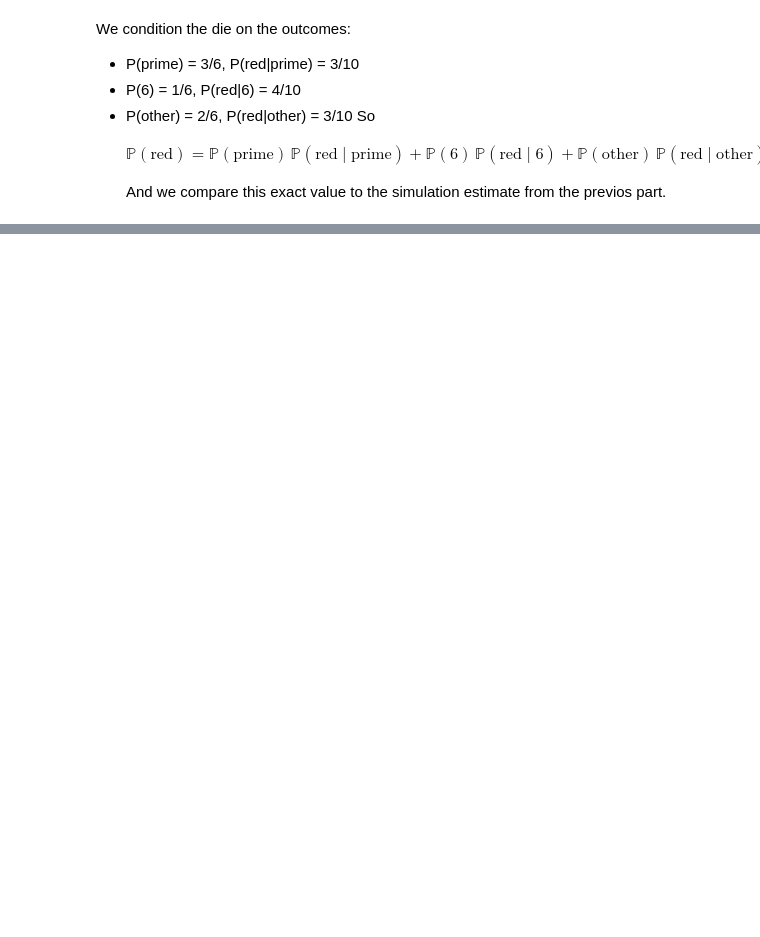
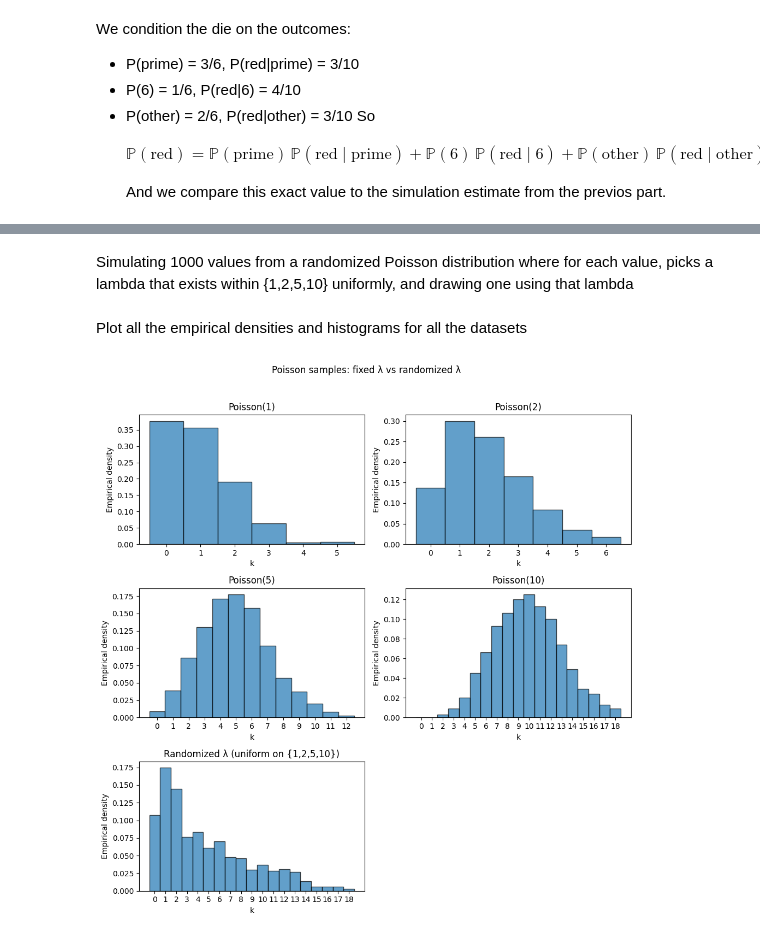
Before and after one commit to DragonLordKing/PMP-2025, a Jupyter notebook: Lab02/Exercises.ipynb, the cells around one changed output, grey strips where cells are left out. Drawn from its saved outputs; the diff is of its cells as text; code cells hidden in the pictures; blank space fills up the shorter version.

```diff
--- a/Lab02/Exercises.ipynb
+++ b/Lab02/Exercises.ipynb
@@ -88,0 +95,6 @@ Absolute error |p_hat - p_theory| = 0.001858
+# %%
+import numpy as np
+import matplotlib.pyplot as plt
+
+N = 1000
+rng = np.random.default_rng(42)
@@ -88,0 +107,42 @@ Absolute error |p_hat - p_theory| = 0.001858
+# %%
+X1 = rng.poisson(lam=1,  size=N)
+X2 = rng.poisson(lam=2,  size=N)
+X3 = rng.poisson(lam=5,  size=N)
+X4 = rng.poisson(lam=10, size=N)
+# %% [markdown]
+Simulating 1000 values from a randomized Poisson distribution where for each value, picks a lambda that exists within {1,2,5,10} uniformly, and drawing one using that lambda
+# %%
+lambdas = np.array([1, 2, 5, 10])
+lam_choices = lambdas[rng.integers(0, len(lambdas), size=N)]
+X_rand = rng.poisson(lam=lam_choices)
+# %% [markdown]
+Plot all the empirical densities and histograms for all the datasets
+# %%
+fig, axes = plt.subplots(3, 2, figsize=(10, 10))
+axes = axes.ravel()
+
+datasets = [
+    ("Poisson(1)",  X1),
+    ("Poisson(2)",  X2),
+    ("Poisson(5)",  X3),
+    ("Poisson(10)", X4),
+    ("Randomized λ (uniform on {1,2,5,10})", X_rand),
+]
+
+for ax, (title, data) in zip(axes, datasets + [(" ", np.array([]))]):
+    if data.size > 0:
+        kmax = int(np.percentile(data, 99.5))
+        bins = np.arange(0, kmax + 2) - 0.5
+        ax.hist(data, bins=bins, density=True, edgecolor="black", alpha=0.7)
+        ax.set_title(title)
+        ax.set_xlabel("k")
+        ax.set_ylabel("Empirical density")
+        ax.set_xticks(np.arange(0, kmax + 1))
+    else:
+        ax.axis("off")
+
+fig.suptitle("Poisson samples: fixed λ vs randomized λ", y=1.02)
+plt.tight_layout()
+plt.show()
+# %% [output]
+[figure, added]
```
Also changed, not shown: parts of 15 cells of this notebook.
